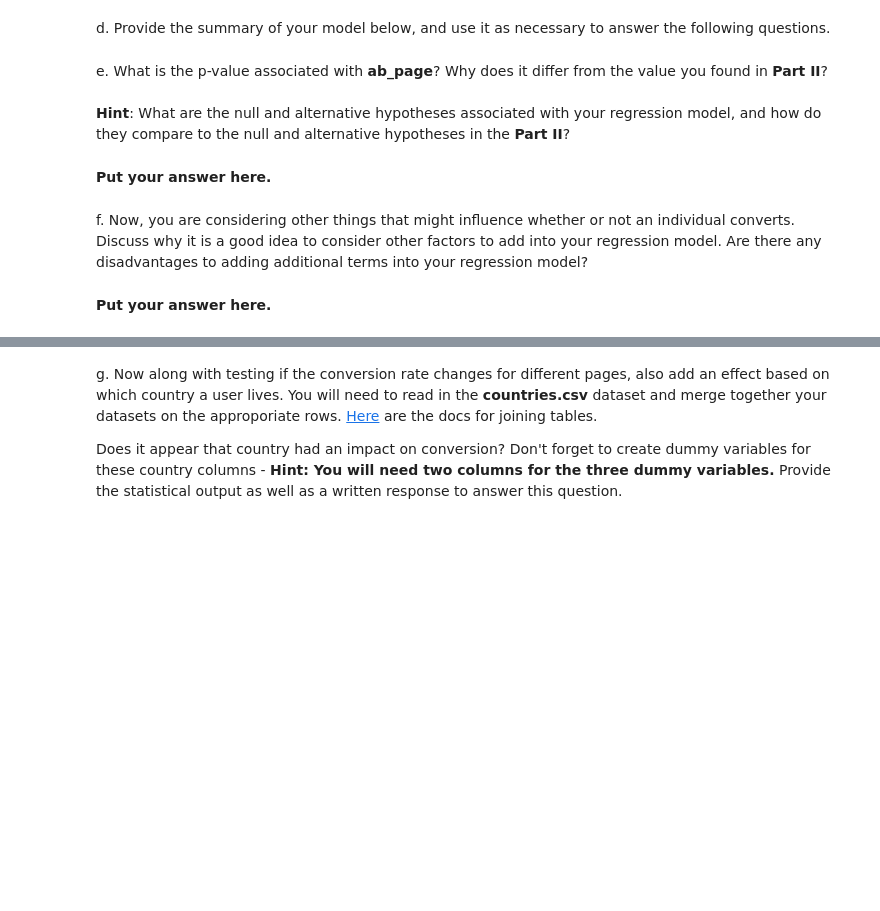
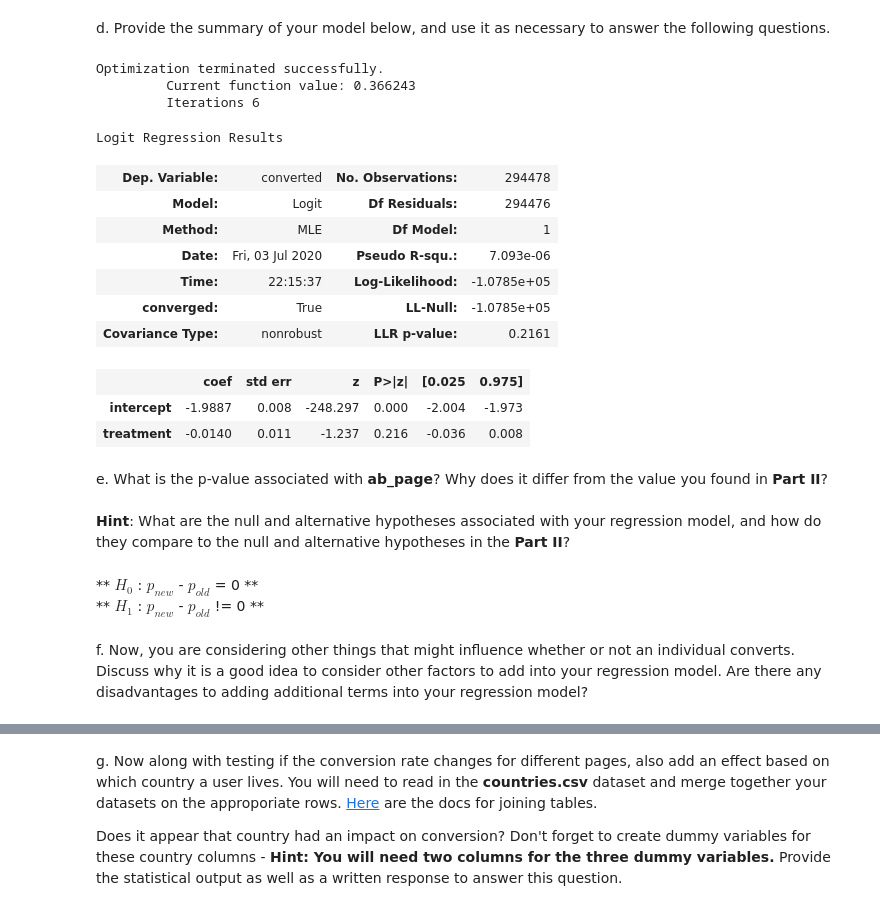
Before and after one commit to komputarist/datascience_nd, a Jupyter notebook: project 3/Analyze_ab_test_results_notebook.ipynb, the cells around one changed output, grey strips where cells are left out. Saved outputs shown, nothing was run; the diff lists cells and outputs as text; code cells hidden in the pictures; blank space fills up the shorter version.

Commit message:
Completed the analysis and reported observations

```diff
--- a/project 3/Analyze_ab_test_results_notebook.ipynb
+++ b/project 3/Analyze_ab_test_results_notebook.ipynb
@@ -316,14 +316,37 @@ a. Since each row is either a conversion or no conversion, what type of regressi
 # %% [markdown]
 b. The goal is to use **statsmodels** to fit the regression model you specified in part **a.** to see if there is a significant difference in conversion based on which page a customer receives.  However, you first need to create a column for the intercept, and create a dummy variable column for which page each user received.  Add an **intercept** column, as well as an **ab_page** column, which is 1 when an individual receives the **treatment** and 0 if **control**.
+# %%
+df['intercept']=1
+df[['control', 'treatment']] = pd.get_dummies(df['group'])
 # %% [markdown]
 c. Use **statsmodels** to import your regression model.  Instantiate the model, and fit the model using the two columns you created in part **b.** to predict whether or not an individual converts.
+# %%
+import statsmodels.api as sm
+logit = sm.Logit(df['converted'],df[['intercept','treatment']])
 # %% [markdown]
 d. Provide the summary of your model below, and use it as necessary to answer the following questions.
+# %%
+results = logit.fit()
+results.summary()
+# %% [output]
+Optimization terminated successfully.
+         Current function value: 0.366243
+         Iterations 6
+Logit Regression Results
+| Dep. Variable: | converted | No. Observations: | 294478 |
+| Model: | Logit | Df Residuals: | 294476 |
+| Method: | MLE | Df Model: | 1 |
+| Date: | Fri, 03 Jul 2020 | Pseudo R-squ.: | 7.093e-06 |
+| Time: | 22:15:37 | Log-Likelihood: | -1.0785e+05 |
+| converged: | True | LL-Null: | -1.0785e+05 |
+| Covariance Type: | nonrobust | LLR p-value: | 0.2161 |
+|  | coef | std err | z | P>|z| | [0.025 | 0.975] |
+| intercept | -1.9887 | 0.008 | -248.297 | 0.000 | -2.004 | -1.973 |
+| treatment | -0.0140 | 0.011 | -1.237 | 0.216 | -0.036 | 0.008 |
 # %% [markdown]
 e. What is the p-value associated with **ab_page**? Why does it differ from the value you found in **Part II**?<br><br>  **Hint**: What are the null and alternative hypotheses associated with your regression model, and how do they compare to the null and alternative hypotheses in the **Part II**?
-# %% [markdown]
-**Put your answer here.**
+# %% [markdown]
+** $H_{0}$ : $p_{new}$ - $p_{old}$ = 0 ** <br>
+** $H_{1}$ : $p_{new}$ - $p_{old}$ != 0 **
 # %% [markdown]
 f. Now, you are considering other things that might influence whether or not an individual converts.  Discuss why it is a good idea to consider other factors to add into your regression model.  Are there any disadvantages to adding additional terms into your regression model?
-# %% [markdown]
-**Put your answer here.**
```
Also changed, not shown: parts of 9 cells of this notebook, 1 other file.
